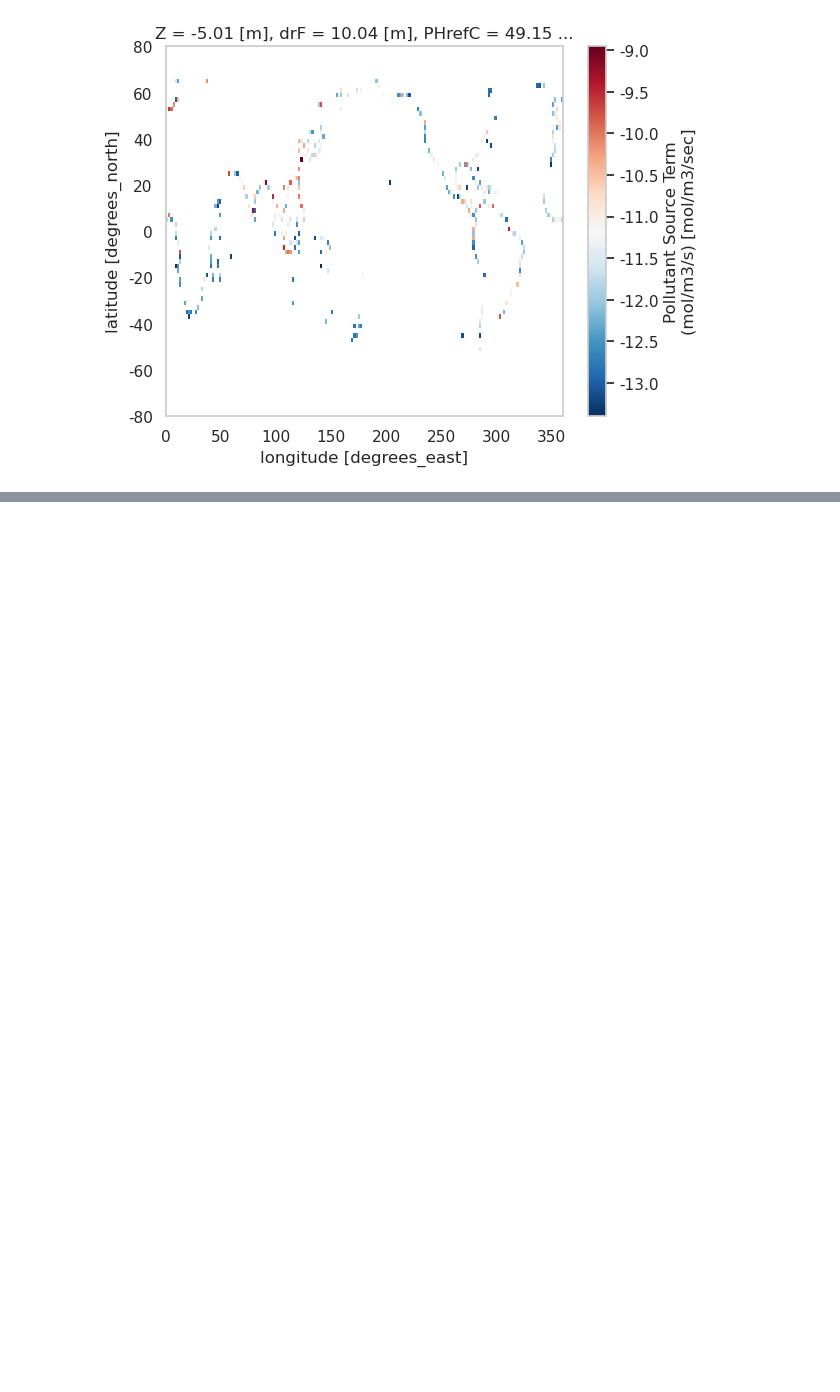
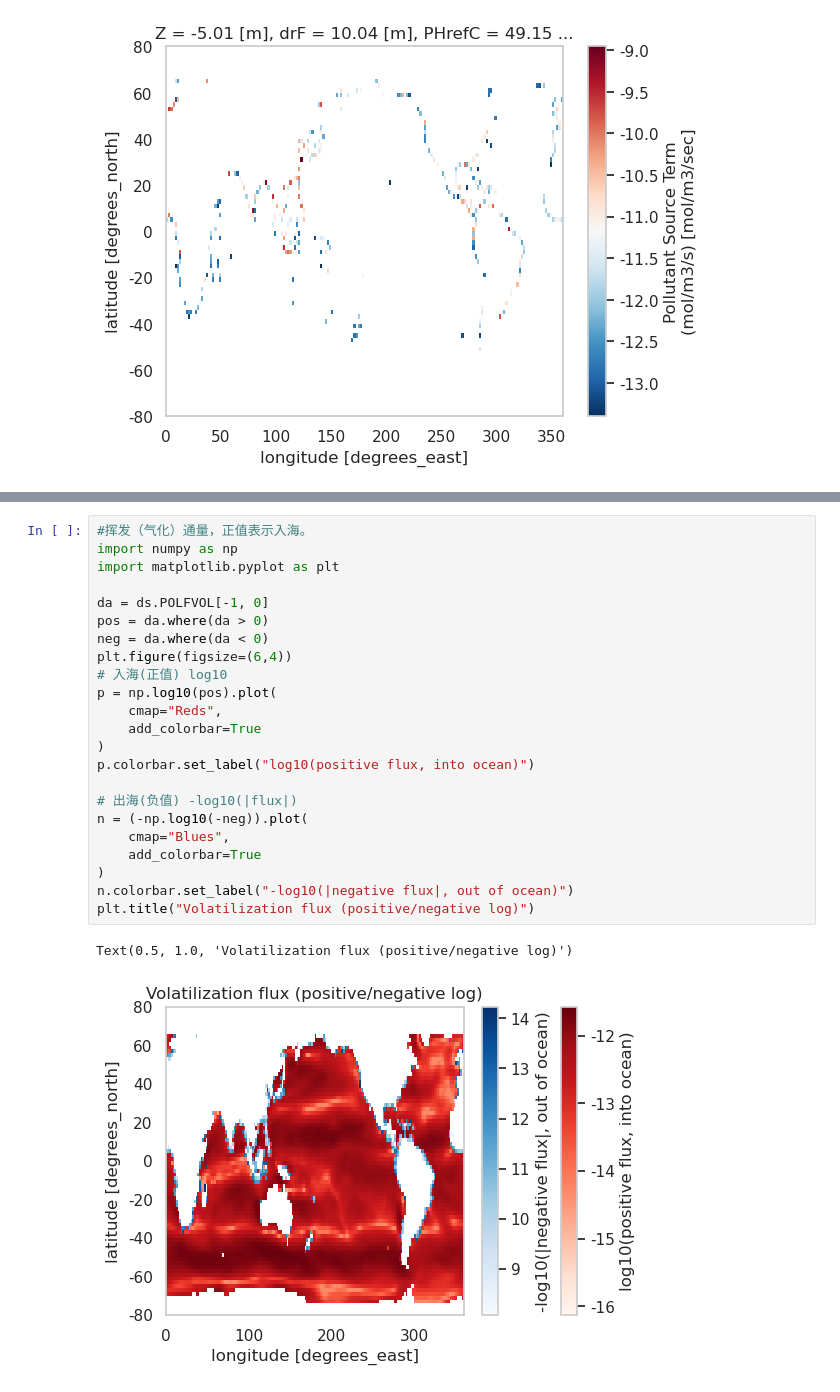
Before and after one commit to Rugkey/MITgcm, a Jupyter notebook: verification/rugkeytest_20251030/analysis.ipynb, the cells around one changed output, grey strips where cells are left out. Drawn from its saved outputs; the diff is of its cells as text; blank space fills up the shorter version.

```diff
--- a/verification/rugkeytest_20251030/analysis.ipynb
+++ b/verification/rugkeytest_20251030/analysis.ipynb
@@ -264,0 +312,26 @@ plt.show()
+# %%
+#挥发（气化）通量，正值表示入海。
+import numpy as np
+import matplotlib.pyplot as plt
+
+da = ds.POLFVOL[-1, 0]
+pos = da.where(da > 0)
+neg = da.where(da < 0)
+plt.figure(figsize=(6,4))
+# 入海(正值) log10
+p = np.log10(pos).plot(
+    cmap="Reds",
+    add_colorbar=True
+)
+p.colorbar.set_label("log10(positive flux, into ocean)")
+
+# 出海(负值) -log10(|flux|)
+n = (-np.log10(-neg)).plot(
+    cmap="Blues",
+    add_colorbar=True
+)
+n.colorbar.set_label("-log10(|negative flux|, out of ocean)")
+plt.title("Volatilization flux (positive/negative log)")
+# %% [output]
+Text(0.5, 1.0, 'Volatilization flux (positive/negative log)')
+[figure, added]
```
Also changed, not shown: parts of 12 cells of this notebook, 14 other files.
